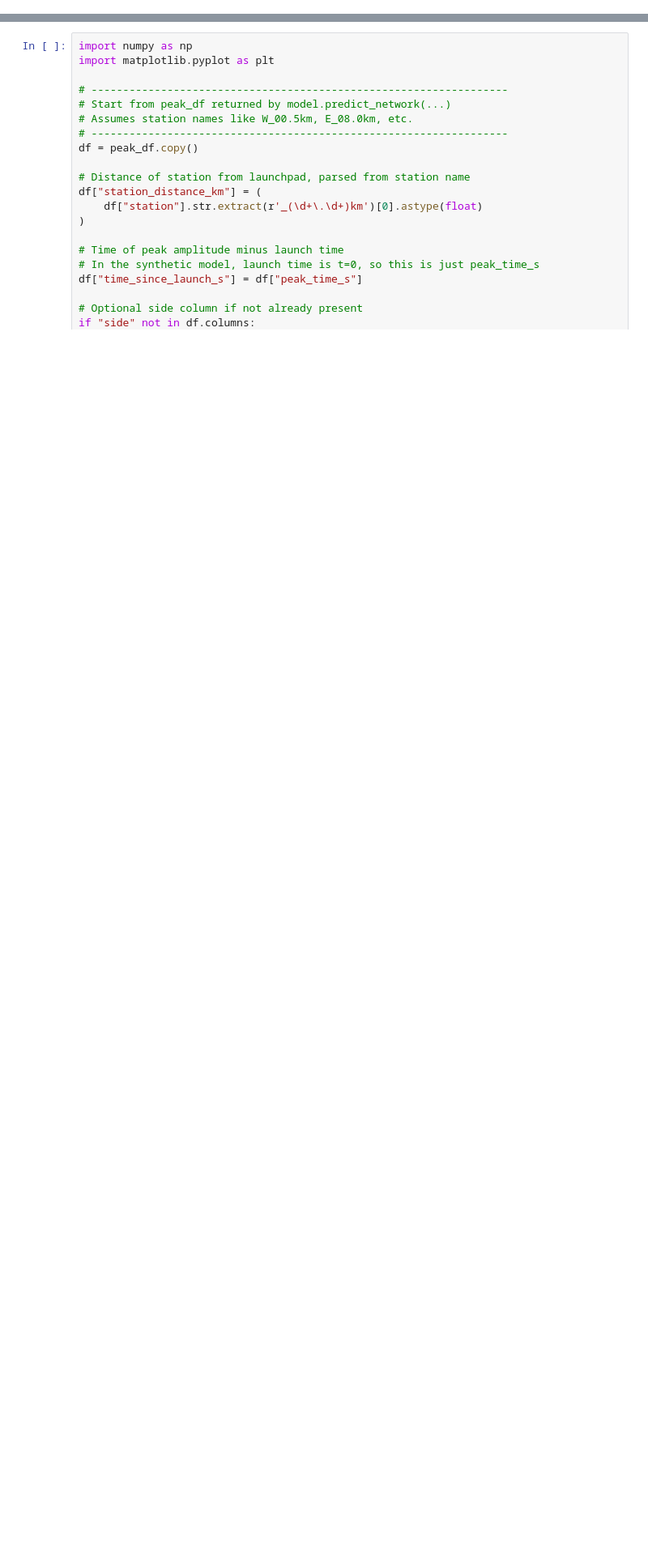
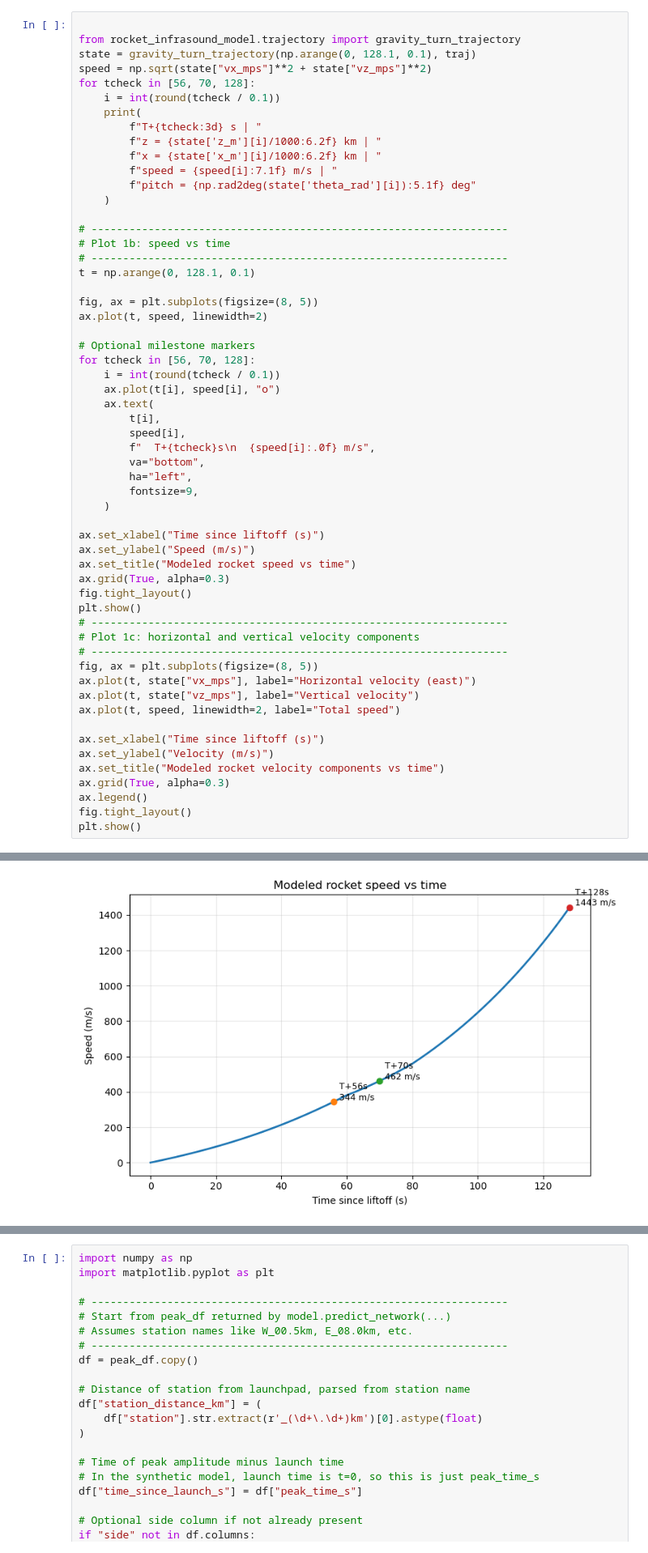
Before and after one commit to gthompson/KSCRocketSeismology, a Jupyter notebook: artemis2/35_synthetize.ipynb, the cells around one changed output, grey strips where cells are left out. Shown at 81% size. Saved outputs shown, nothing was run; the diff lists cells and outputs as text; blank space fills up the shorter version.

```diff
--- a/artemis2/35_synthetize.ipynb
+++ b/artemis2/35_synthetize.ipynb
@@ -277,0 +195,58 @@ T+128 s | z =  45.89 km | x =  43.36 km | speed =  1443.5 m/s | pitch =  55.1 de
+# %%
+
+from rocket_infrasound_model.trajectory import gravity_turn_trajectory
+state = gravity_turn_trajectory(np.arange(0, 128.1, 0.1), traj)
+speed = np.sqrt(state["vx_mps"]**2 + state["vz_mps"]**2)
+for tcheck in [56, 70, 128]:
+    i = int(round(tcheck / 0.1))
+    print(
+        f"T+{tcheck:3d} s | "
+        f"z = {state['z_m'][i]/1000:6.2f} km | "
+        f"x = {state['x_m'][i]/1000:6.2f} km | "
+        f"speed = {speed[i]:7.1f} m/s | "
+        f"pitch = {np.rad2deg(state['theta_rad'][i]):5.1f} deg"
+    )
+
+# ------------------------------------------------------------------
+# Plot 1b: speed vs time
+# ------------------------------------------------------------------
+t = np.arange(0, 128.1, 0.1)
+
+fig, ax = plt.subplots(figsize=(8, 5))
+ax.plot(t, speed, linewidth=2)
+
+# Optional milestone markers
+for tcheck in [56, 70, 128]:
+    i = int(round(tcheck / 0.1))
+    ax.plot(t[i], speed[i], "o")
+    ax.text(
+        t[i],
+        speed[i],
+        f"  T+{tcheck}s\n  {speed[i]:.0f} m/s",
+        va="bottom",
+        ha="left",
+        fontsize=9,
+    )
+
+ax.set_xlabel("Time since liftoff (s)")
+ax.set_ylabel("Speed (m/s)")
+ax.set_title("Modeled rocket speed vs time")
+ax.grid(True, alpha=0.3)
+fig.tight_layout()
+plt.show()
+# ------------------------------------------------------------------
+# Plot 1c: horizontal and vertical velocity components
+# ------------------------------------------------------------------
+fig, ax = plt.subplots(figsize=(8, 5))
+ax.plot(t, state["vx_mps"], label="Horizontal velocity (east)")
+ax.plot(t, state["vz_mps"], label="Vertical velocity")
+ax.plot(t, speed, linewidth=2, label="Total speed")
+
+ax.set_xlabel("Time since liftoff (s)")
+ax.set_ylabel("Velocity (m/s)")
+ax.set_title("Modeled rocket velocity components vs time")
+ax.grid(True, alpha=0.3)
+ax.legend()
+fig.tight_layout()
+plt.show()
+# %% [output]
@@ -277,0 +256 @@ T+128 s | z =  45.89 km | x =  43.36 km | speed =  1443.5 m/s | pitch =  55.1 de
+[figure, added]
```
Also changed, not shown: parts of 4 cells of this notebook, 2 other files.
